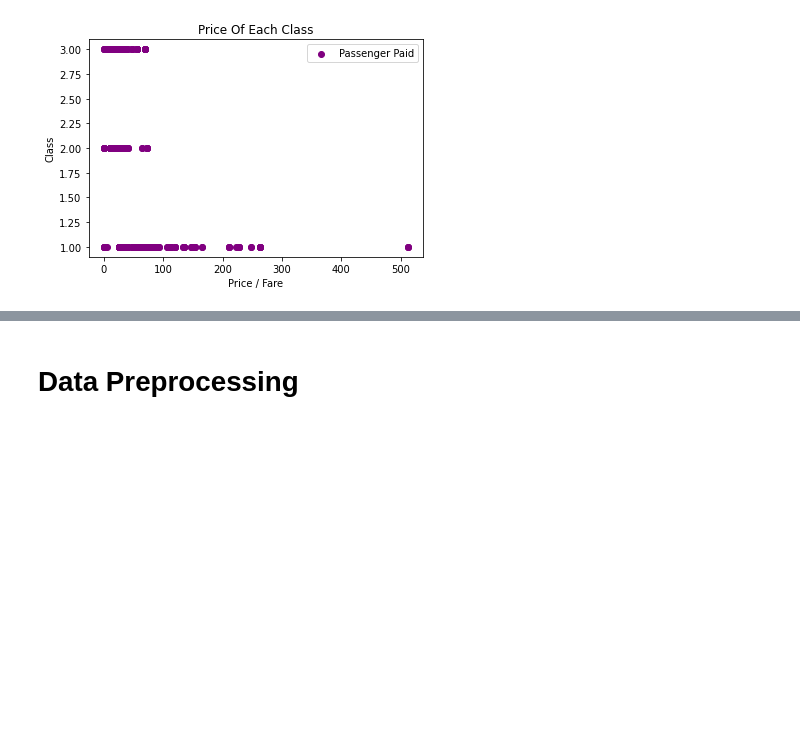
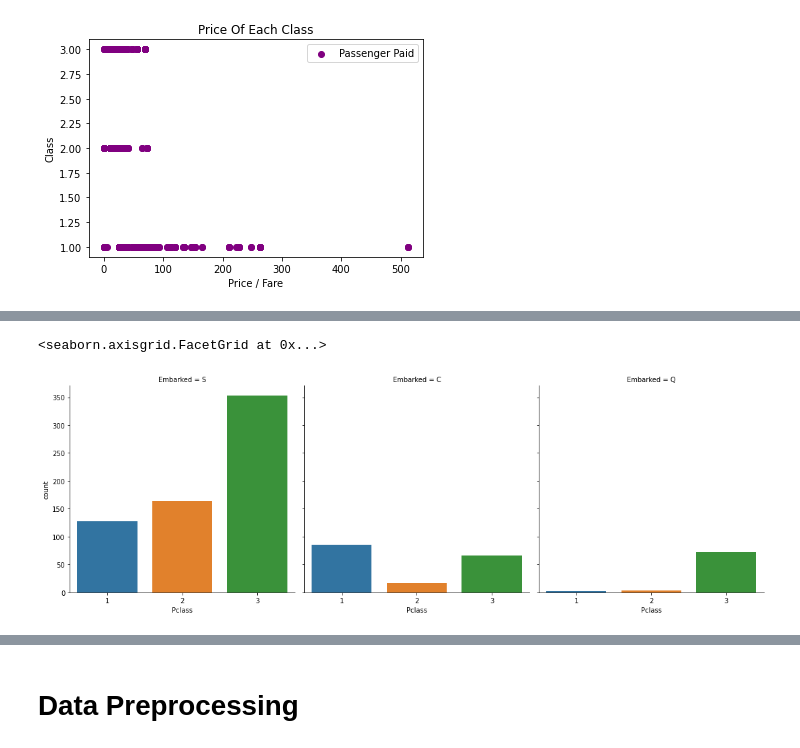
Before and after one commit to jayaemekar/Appiled-Machine-Learning, a Jupyter notebook: EXAM_TITANIC_NextSteps.ipynb, the cells around one changed output, grey strips where cells are left out. Drawn from its saved outputs; the diff is of its cells as text; code cells hidden in the pictures; blank space fills up the shorter version.

```diff
--- a/EXAM_TITANIC_NextSteps.ipynb
+++ b/EXAM_TITANIC_NextSteps.ipynb
@@ -235,0 +285,5 @@ plt.show()
+# %%
+sns.factorplot('Pclass', col = 'Embarked', data = titanic, kind = 'count')
+# %% [output]
+<seaborn.axisgrid.FacetGrid at 0x...>
+[figure, added]
```
Also changed, not shown: parts of 19 cells of this notebook.
